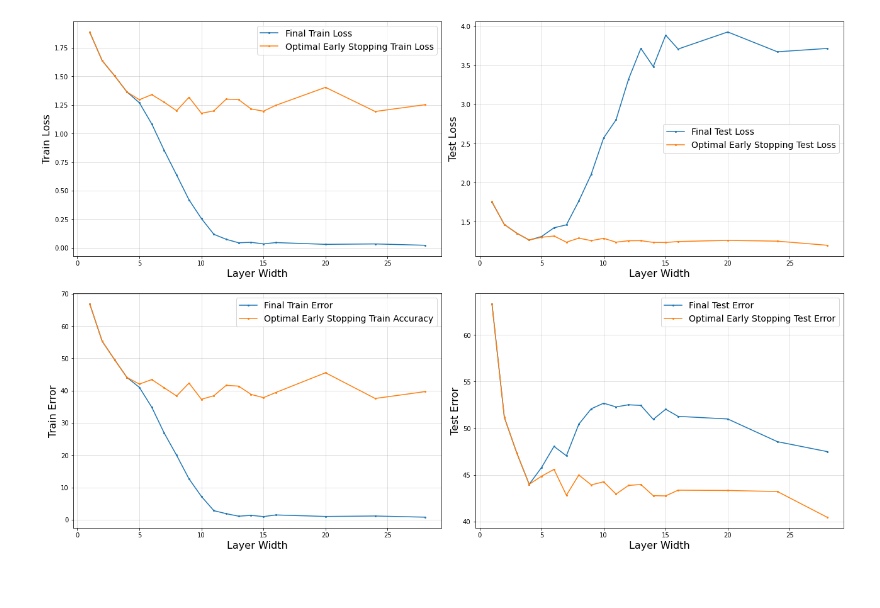
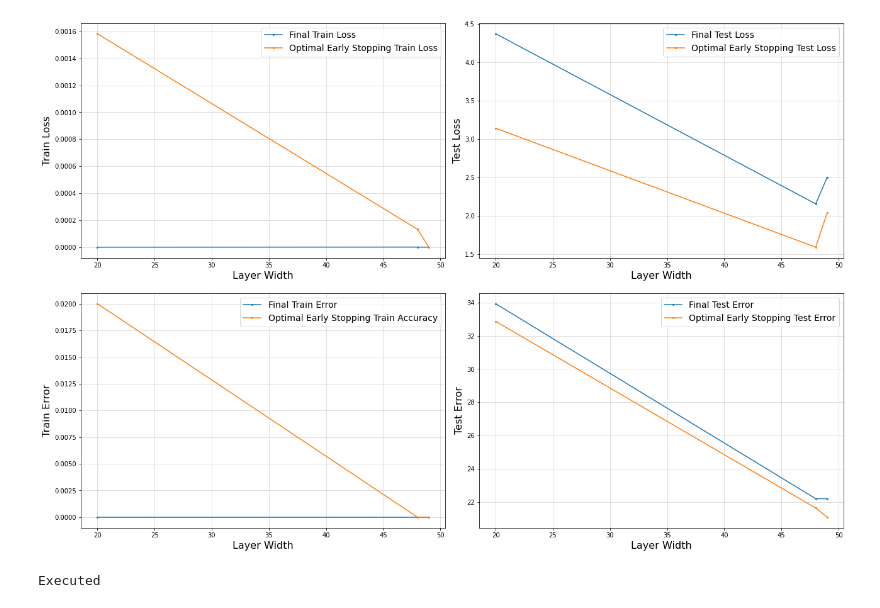
Before and after one commit to rohinb3516/DeepDoubleDescent_Tensorflow, a Jupyter notebook: ResNets_CIFAR10.ipynb, the cells around one changed output. Saved outputs shown, nothing was run; the diff lists cells and outputs as text; code cells hidden in the pictures.

Commit message:
Fairseq commands, resnet18 data, epoch wise DD methods, epoch wise trained data

```diff
--- a/ResNets_CIFAR10.ipynb
+++ b/ResNets_CIFAR10.ipynb
@@ -27,5 +619,11 @@ Epoch: 0000, Total Run Time: 00:00:14 - Loss: 2.3427e+00, Accuracy: 0.112, Test
 # %%
-path = 'experimental_results_cifar10/resnet18_15pct_noise_alpha_1.pkl'
+path = 'experimental_results_cifar10/resnet18_0pct_noise.pkl'
 plot_loss_from_file(path)
 # %% [output]
-[figure, old version]
+[figure, new version]
+# %%
+import dill
+dill.dump_session('ResNets_CIFAR10.db')
+print("Executed")
+# %% [output]
+Executed
```
Also changed, not shown: parts of 11 cells of this notebook, 12 other files.
